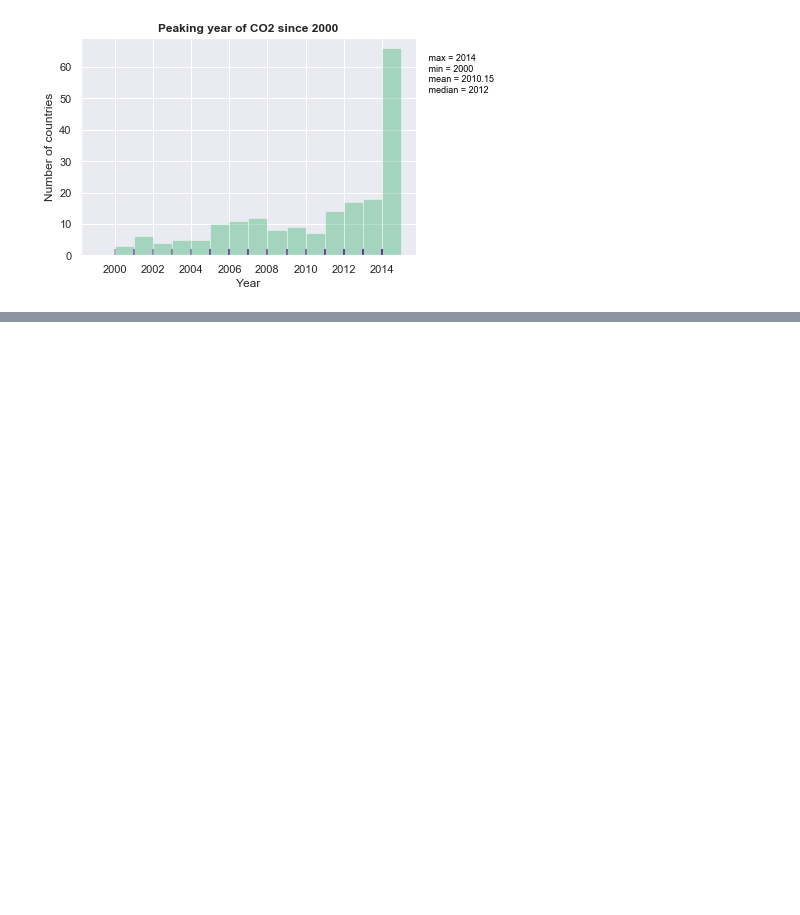
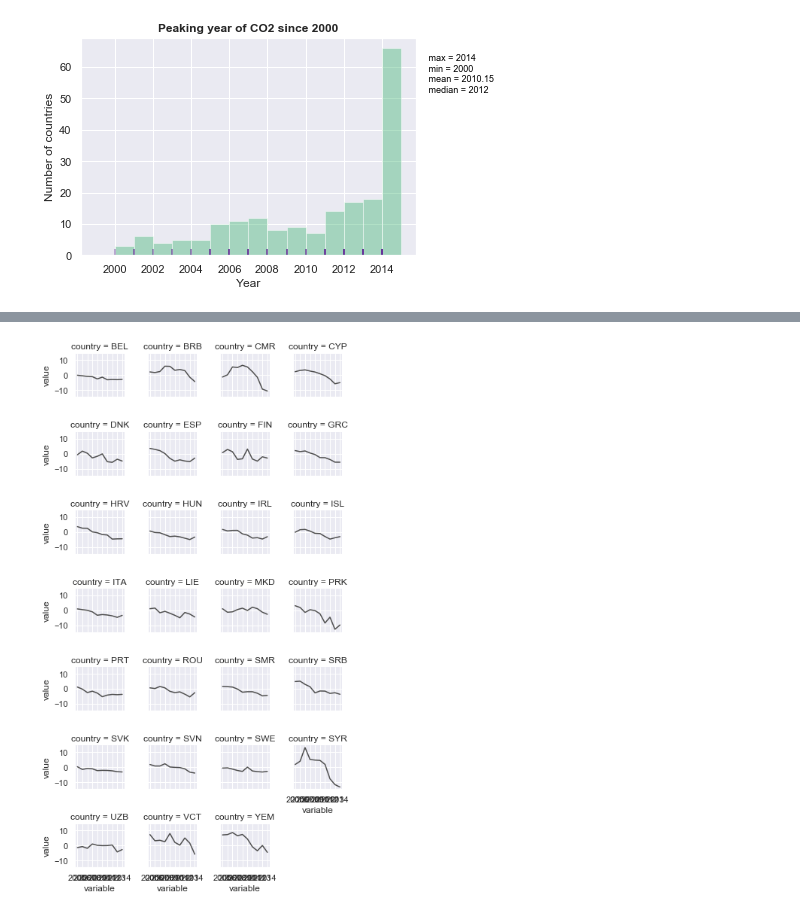
Before and after one commit to mljeffery/performance-distribution-tools, a Jupyter notebook: assess-peaking-emissions.ipynb, the cells around one changed output, grey strips where cells are left out. Cells and saved outputs as stored; diff of their text form; code cells hidden in the pictures; blank space fills up the shorter version.

```diff
--- a/assess-peaking-emissions.ipynb
+++ b/assess-peaking-emissions.ipynb
@@ -240,0 +332,4 @@ NameError: name 'peaking_assessment' is not defined
+# %%
+peaked_countries = test.set_index('country')
+peaked_countries = peaked_countries.dropna(axis='columns')
+peaked_countries
@@ -240,0 +355,11 @@ NameError: name 'peaking_assessment' is not defined
+# %%
+year_cols = peaked_countries.columns
+#test = peaked_countries.T
+test = peaked_countries.reset_index()
+testa =  pd.melt(test, id_vars=['country'], value_vars=year_cols)
+#test = pd.wide_to_long(test, , i="country", j=year_cols)
+testa
+grid = sns.FacetGrid(testa, col='country' , palette="tab20c",    col_wrap=4, height=1.5)
+grid.map(sns.lineplot, "variable", "value", color=".3", ci=None);
+# %% [output]
+[figure, added]
```
Also changed, not shown: parts of 11 cells of this notebook.
